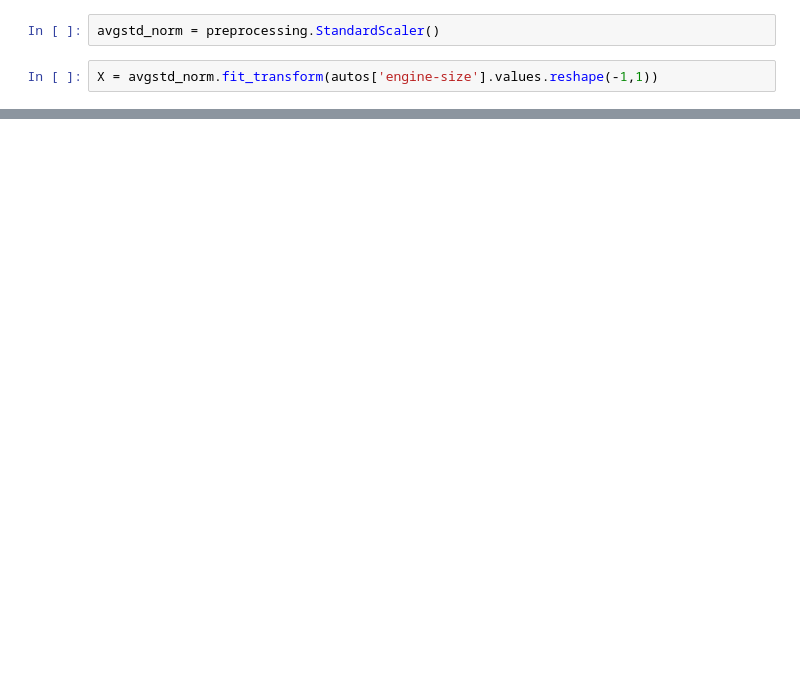
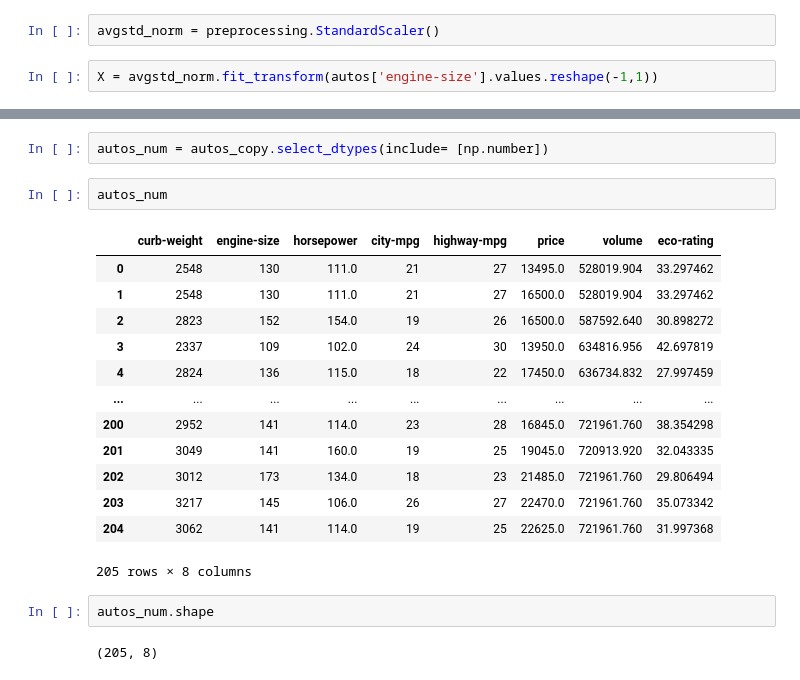
Before and after one commit to pamelaAHeredia/DeepLearning, a Jupyter notebook: P3/DeepLearning_Practica3.ipynb, the cells around one changed output, grey strips where cells are left out. Drawn from its saved outputs; the diff is of its cells as text; blank space fills up the shorter version.

```diff
--- a/P3/DeepLearning_Practica3.ipynb
+++ b/P3/DeepLearning_Practica3.ipynb
@@ -506,0 +583,22 @@ Observe el valor del arco correspondiente al bias en a).
+# %%
+autos_num = autos_copy.select_dtypes(include= [np.number])
+# %%
+autos_num
+# %% [output]
+|  | curb-weight | engine-size | horsepower | city-mpg | highway-mpg | price | volume | eco-rating |
+| 0 | 2548 | 130 | 111.0 | 21 | 27 | 13495.0 | 528019.904 | 33.297462 |
+| 1 | 2548 | 130 | 111.0 | 21 | 27 | 16500.0 | 528019.904 | 33.297462 |
+| 2 | 2823 | 152 | 154.0 | 19 | 26 | 16500.0 | 587592.640 | 30.898272 |
+| 3 | 2337 | 109 | 102.0 | 24 | 30 | 13950.0 | 634816.956 | 42.697819 |
+| 4 | 2824 | 136 | 115.0 | 18 | 22 | 17450.0 | 636734.832 | 27.997459 |
+| ... | ... | ... | ... | ... | ... | ... | ... | ... |
+| 200 | 2952 | 141 | 114.0 | 23 | 28 | 16845.0 | 721961.760 | 38.354298 |
+| 201 | 3049 | 141 | 160.0 | 19 | 25 | 19045.0 | 720913.920 | 32.043335 |
+| 202 | 3012 | 173 | 134.0 | 18 | 23 | 21485.0 | 721961.760 | 29.806494 |
+| 203 | 3217 | 145 | 106.0 | 26 | 27 | 22470.0 | 721961.760 | 35.073342 |
+| 204 | 3062 | 141 | 114.0 | 19 | 25 | 22625.0 | 721961.760 | 31.997368 |
+205 rows × 8 columns
+# %%
+autos_num.shape
+# %% [output]
+(205, 8)
```
Also changed, not shown: parts of 122 cells of this notebook, 1 other file.
